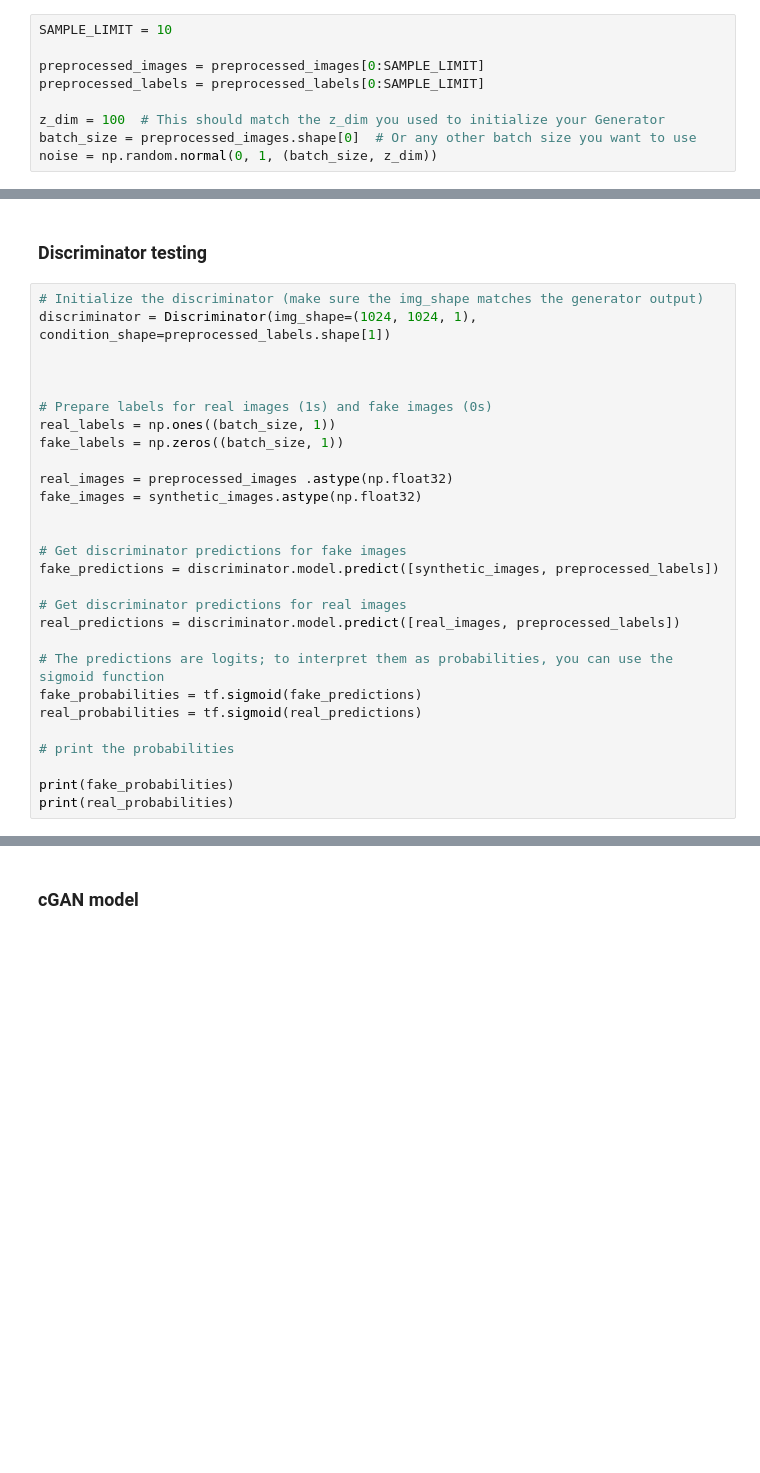
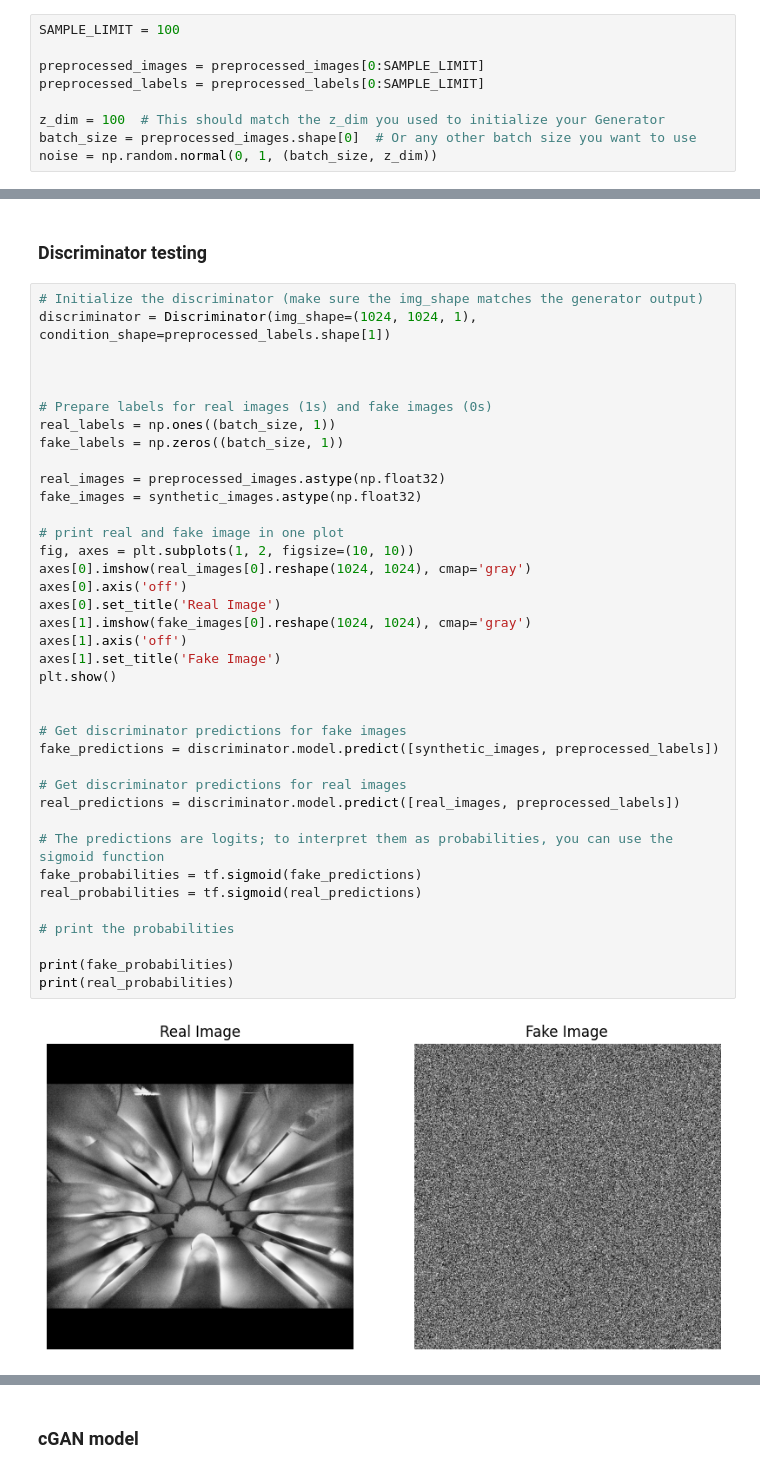
Before and after one commit to surViVeCZ/BIO, a Jupyter notebook: generator.ipynb, the cells around one changed output, grey strips where cells are left out. Cells and saved outputs as stored; diff of their text form; blank space fills up the shorter version.

```diff
--- a/generator.ipynb
+++ b/generator.ipynb
@@ -293,7 +305,7 @@ np.savetxt("image.txt", preprocessed_images[0], newline=" ")
 # %% [markdown]
 ### Create smaller sample from images
 # %%
-SAMPLE_LIMIT = 10
+SAMPLE_LIMIT = 100
 
 preprocessed_images = preprocessed_images[0:SAMPLE_LIMIT]
 preprocessed_labels = preprocessed_labels[0:SAMPLE_LIMIT]
@@ -331,29 +386,40 @@ plt.imshow(synthetic_images[0], cmap='gray')
 # %%
 # Initialize the discriminator (make sure the img_shape matches the generator output)
 discriminator = Discriminator(img_shape=(1024, 1024, 1), condition_shape=preprocessed_labels.shape[1])
 
 
 
 # Prepare labels for real images (1s) and fake images (0s)
 real_labels = np.ones((batch_size, 1))
 fake_labels = np.zeros((batch_size, 1))
 
-real_images = preprocessed_images .astype(np.float32)
+real_images = preprocessed_images.astype(np.float32)
 fake_images = synthetic_images.astype(np.float32)
+
+# print real and fake image in one plot
+fig, axes = plt.subplots(1, 2, figsize=(10, 10))
+axes[0].imshow(real_images[0].reshape(1024, 1024), cmap='gray')
+axes[0].axis('off')
+axes[0].set_title('Real Image')
+axes[1].imshow(fake_images[0].reshape(1024, 1024), cmap='gray')
+axes[1].axis('off')
+axes[1].set_title('Fake Image')
+plt.show()
 
 
 # Get discriminator predictions for fake images
 fake_predictions = discriminator.model.predict([synthetic_images, preprocessed_labels])
 
 # Get discriminator predictions for real images
 real_predictions = discriminator.model.predict([real_images, preprocessed_labels])
 
 # The predictions are logits; to interpret them as probabilities, you can use the sigmoid function
 fake_probabilities = tf.sigmoid(fake_predictions)
 real_probabilities = tf.sigmoid(real_predictions)
 
 # print the probabilities
 
 print(fake_probabilities)
 print(real_probabilities)
 # %% [output]
+[figure, added]
```
Also changed, not shown: parts of 8 cells of this notebook, 4 other files.
